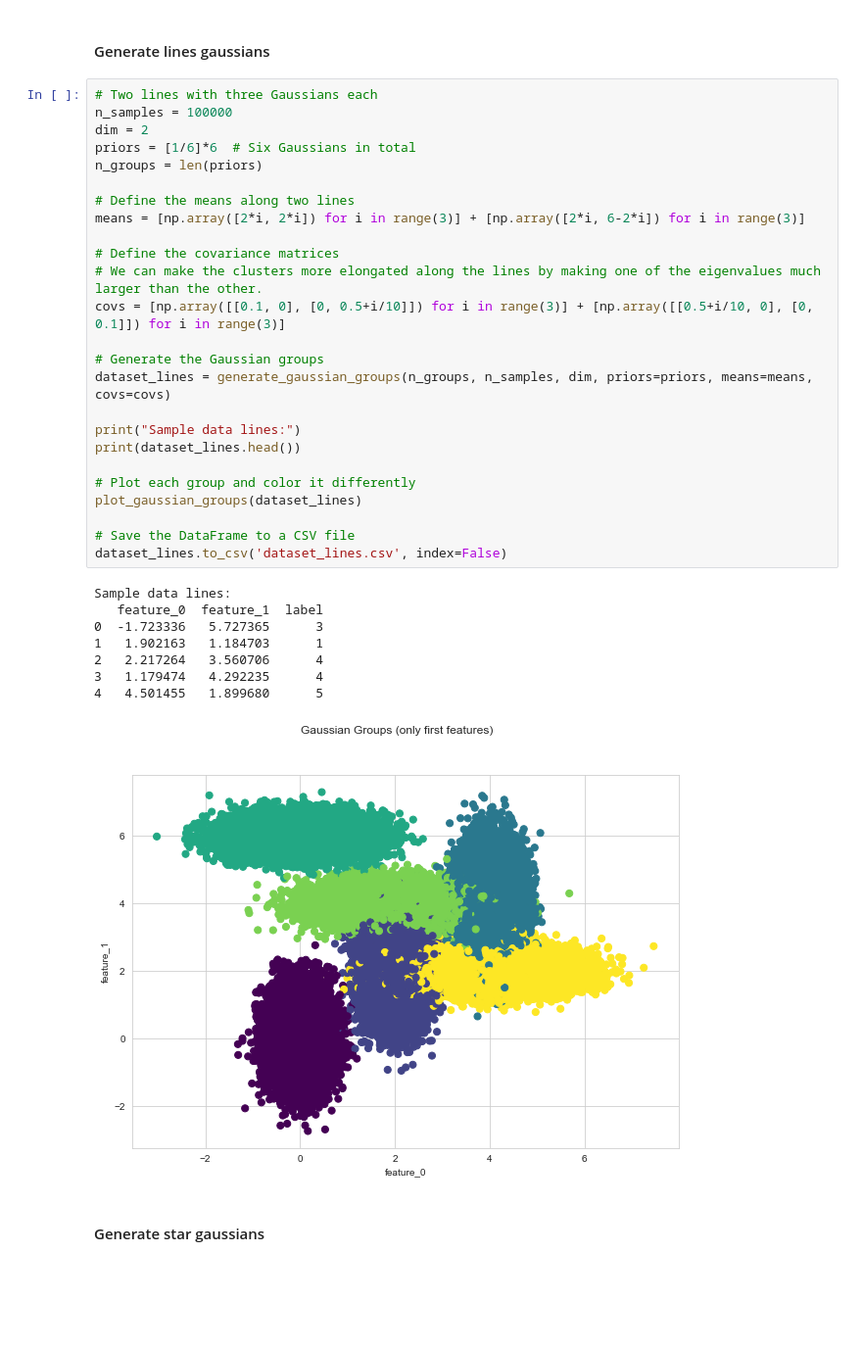
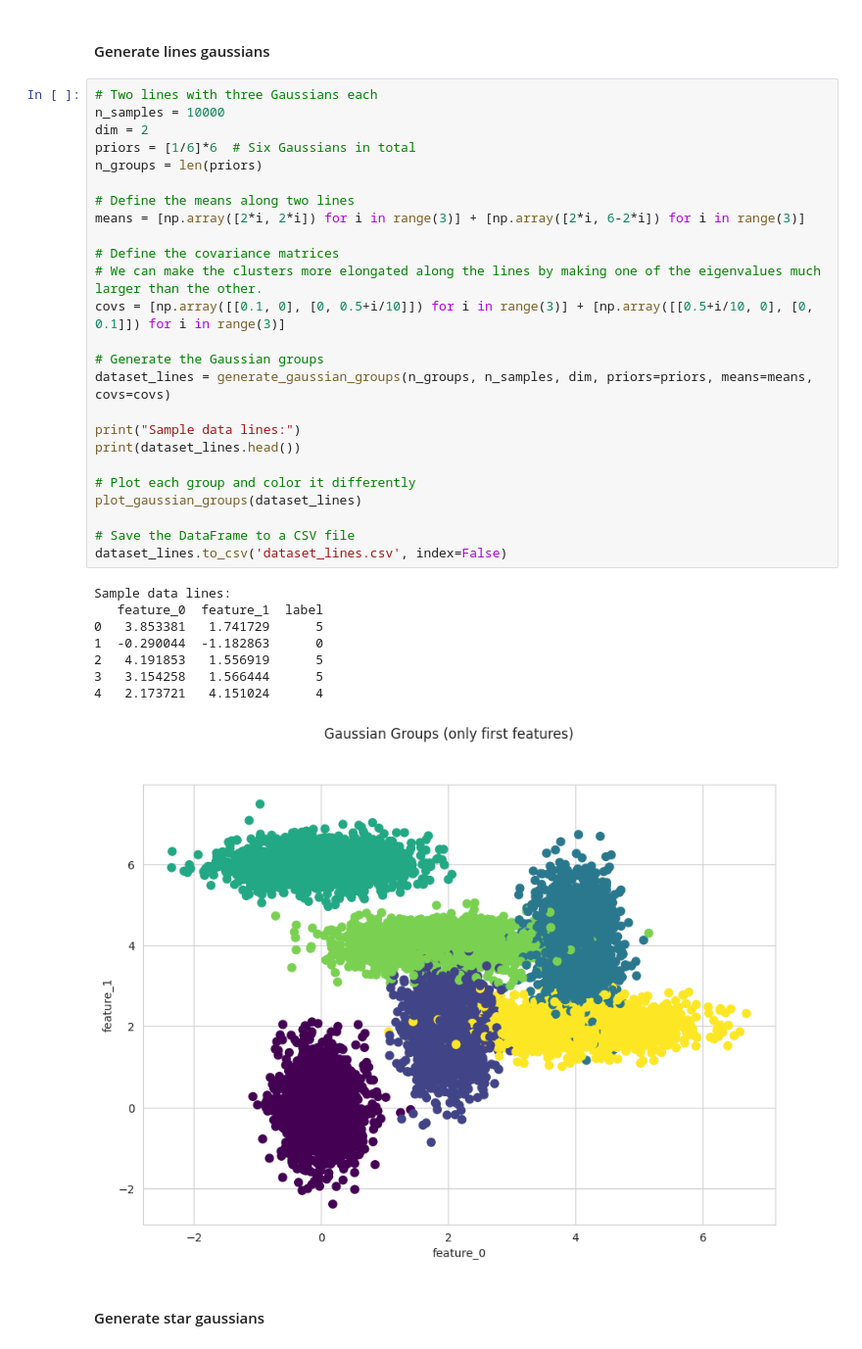
Before and after one commit to omerlux/clustering_course, a Jupyter notebook: tasks.ipynb, the cells around one changed output. Shown at 98% size. Cells and saved outputs as stored; diff of their text form; blank space fills up the shorter version.

```diff
--- a/tasks.ipynb
+++ b/tasks.ipynb
@@ -151,38 +151,38 @@ sample data triangle:
 #### Generate lines gaussians
 # %%
 # Two lines with three Gaussians each
-n_samples = 100000
+n_samples = 10000
 dim = 2
 priors = [1/6]*6  # Six Gaussians in total
 n_groups = len(priors)
 
 # Define the means along two lines
 means = [np.array([2*i, 2*i]) for i in range(3)] + [np.array([2*i, 6-2*i]) for i in range(3)]
 
 # Define the covariance matrices
 # We can make the clusters more elongated along the lines by making one of the eigenvalues much larger than the other.
 covs = [np.array([[0.1, 0], [0, 0.5+i/10]]) for i in range(3)] + [np.array([[0.5+i/10, 0], [0, 0.1]]) for i in range(3)]
 
 # Generate the Gaussian groups
 dataset_lines = generate_gaussian_groups(n_groups, n_samples, dim, priors=priors, means=means, covs=covs)
 
 print("Sample data lines:")
 print(dataset_lines.head())
 
 # Plot each group and color it differently
 plot_gaussian_groups(dataset_lines)
 
 # Save the DataFrame to a CSV file
 dataset_lines.to_csv('dataset_lines.csv', index=False)
 # %% [output]
 Sample data lines:
    feature_0  feature_1  label
-0  -1.723336   5.727365      3
-1   1.902163   1.184703      1
-2   2.217264   3.560706      4
-3   1.179474   4.292235      4
-4   4.501455   1.899680      5
+0   3.853381   1.741729      5
+1  -0.290044  -1.182863      0
+2   4.191853   1.556919      5
+3   3.154258   1.566444      5
+4   2.173721   4.151024      4
-[figure, old version]
+[figure, new version]
 # %% [markdown]
 #### Generate star gaussians
 # %%
```
Also changed, not shown: parts of 20 cells of this notebook, 1 other file.
